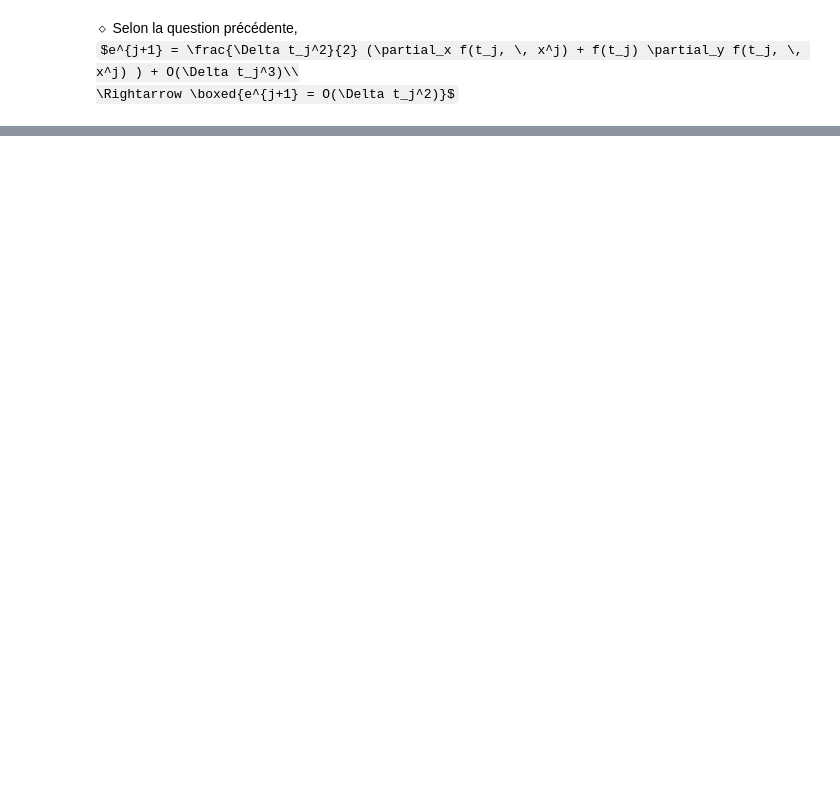
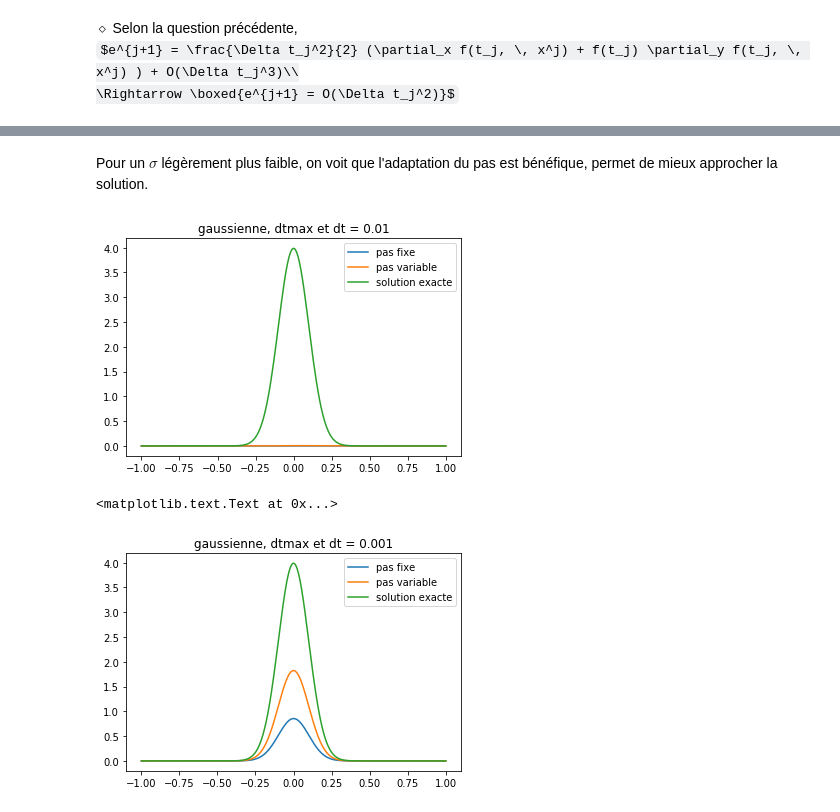
Before and after one commit to nathan-line/projet_MI_2, a Jupyter notebook: Projet MI #2.ipynb, the cells around one changed output, grey strips where cells are left out. Cells and saved outputs as stored; diff of their text form; code cells hidden in the pictures; some formulas as TeX source; blank space fills up the shorter version.

```diff
--- a/Projet MI #2.ipynb
+++ b/Projet MI #2.ipynb
@@ -228,0 +338,29 @@ TypeError: f() missing 1 required positional argument: 'x'
+# %% [markdown]
+Pour un $\sigma$ légèrement plus faible, on voit que l'adaptation du pas est bénéfique, permet de mieux approcher la solution.
+# %%
+sigma = 0.1
+
+#dtmax de 0.01
+ts, xs = solve_ivp_euler_explicit_variable_step_t(h, -1,np.exp(-1/(2*sigma**2))/(sigma*np.sqrt(2*np.pi)) , 1, dtmax = 0.01)
+t1,x1 = solve_euler_explicit(h, np.exp(-1/(2*sigma**2))/(sigma*np.sqrt(2*np.pi)) , 0.01, -1, 1)
+
+plt.plot(t1, x1, label = 'pas fixe')
+plt.plot(ts, xs, label = 'pas variable')
+plt.plot(ts, gauss(ts), label = 'solution exacte')
+plt.legend()
+plt.title('gaussienne, dtmax et dt = 0.01')
+plt.show()
+
+#dtmax de 0.001
+ts, xs = solve_ivp_euler_explicit_variable_step_t(h, -1,np.exp(-1/(2*sigma**2))/(sigma*np.sqrt(2*np.pi)) , 1, dtmax = 0.001)
+t1,x1 = solve_euler_explicit(h, np.exp(-1/(2*sigma**2))/(sigma*np.sqrt(2*np.pi)) , 0.001, -1, 1)
+
+plt.plot(t1, x1, label = 'pas fixe')
+plt.plot(ts, xs, label = 'pas variable')
+plt.plot(ts, gauss(ts), label = 'solution exacte')
+plt.legend()
+plt.title('gaussienne, dtmax et dt = 0.001')
+# %% [output]
+[figure, added]
+<matplotlib.text.Text at 0x...>
+[figure, added]
```
Also changed, not shown: parts of 31 cells of this notebook.
